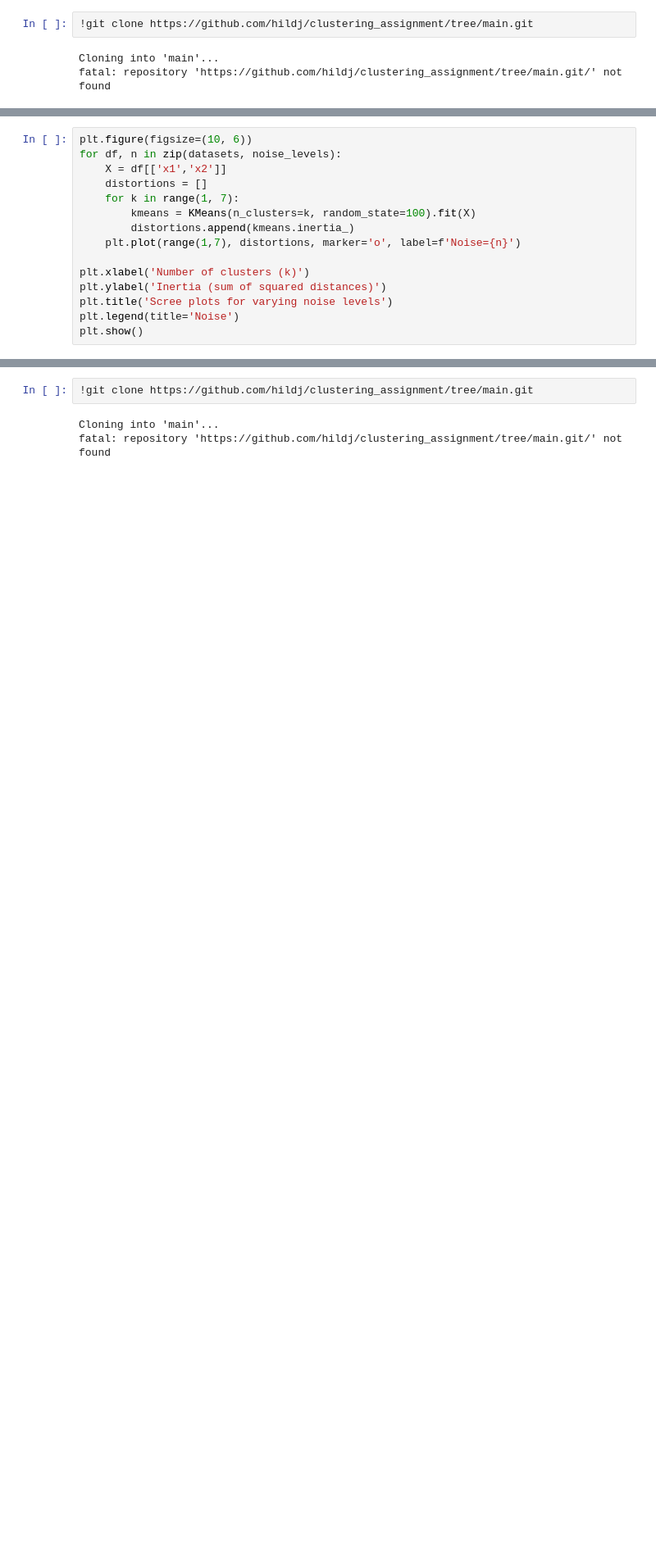
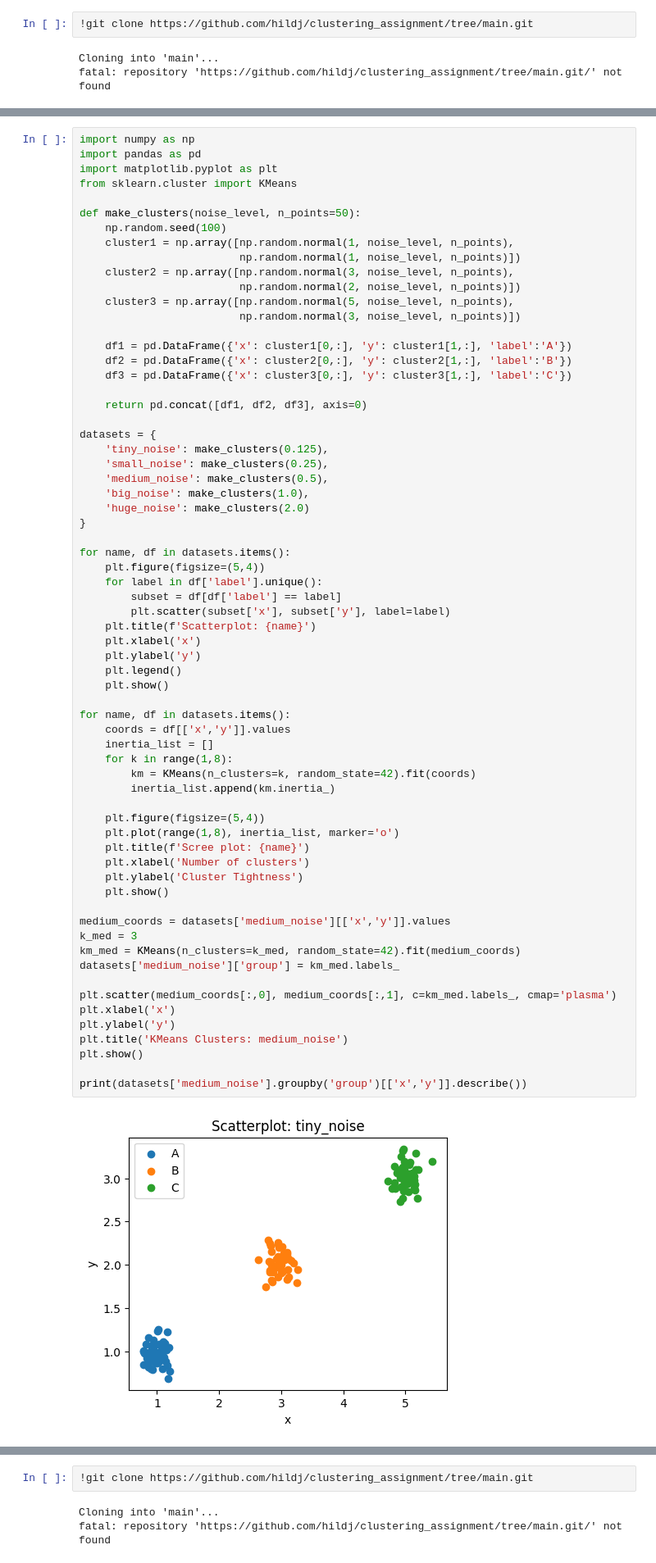
Before and after one commit to hildj/clustering_assignment, a Jupyter notebook: assignment_clustering.ipynb, the cells around one changed output, grey strips where cells are left out. Shown: that part at 82% size. Cells and saved outputs as stored; diff of their text form; blank space fills up the shorter version.

```diff
--- a/assignment_clustering.ipynb
+++ b/assignment_clustering.ipynb
@@ -111,15 +67,0 @@ plt.show()
-# %%
-plt.figure(figsize=(10, 6))
-for df, n in zip(datasets, noise_levels):
-    X = df[['x1','x2']]
-    distortions = []
-    for k in range(1, 7):
-        kmeans = KMeans(n_clusters=k, random_state=100).fit(X)
-        distortions.append(kmeans.inertia_)
-    plt.plot(range(1,7), distortions, marker='o', label=f'Noise={n}')
-
-plt.xlabel('Number of clusters (k)')
-plt.ylabel('Inertia (sum of squared distances)')
-plt.title('Scree plots for varying noise levels')
-plt.legend(title='Noise')
-plt.show()
@@ -127,0 +68,68 @@ plt.show()
+# %%
+import numpy as np
+import pandas as pd
+import matplotlib.pyplot as plt
+from sklearn.cluster import KMeans
+
+def make_clusters(noise_level, n_points=50):
+    np.random.seed(100)
+    cluster1 = np.array([np.random.normal(1, noise_level, n_points),
+                         np.random.normal(1, noise_level, n_points)])
+    cluster2 = np.array([np.random.normal(3, noise_level, n_points),
+                         np.random.normal(2, noise_level, n_points)])
+    cluster3 = np.array([np.random.normal(5, noise_level, n_points),
+                         np.random.normal(3, noise_level, n_points)])
+
+    df1 = pd.DataFrame({'x': cluster1[0,:], 'y': cluster1[1,:], 'label':'A'})
+    df2 = pd.DataFrame({'x': cluster2[0,:], 'y': cluster2[1,:], 'label':'B'})
+    df3 = pd.DataFrame({'x': cluster3[0,:], 'y': cluster3[1,:], 'label':'C'})
+
+    return pd.concat([df1, df2, df3], axis=0)
+
+datasets = {
+    'tiny_noise': make_clusters(0.125),
+    'small_noise': make_clusters(0.25),
+    'medium_noise': make_clusters(0.5),
+    'big_noise': make_clusters(1.0),
+    'huge_noise': make_clusters(2.0)
+}
+
+for name, df in datasets.items():
+    plt.figure(figsize=(5,4))
+    for label in df['label'].unique():
+        subset = df[df['label'] == label]
+        plt.scatter(subset['x'], subset['y'], label=label)
+    plt.title(f'Scatterplot: {name}')
+    plt.xlabel('x')
+    plt.ylabel('y')
+    plt.legend()
+    plt.show()
+
+for name, df in datasets.items():
+    coords = df[['x','y']].values
+    inertia_list = []
+    for k in range(1,8):
+        km = KMeans(n_clusters=k, random_state=42).fit(coords)
+        inertia_list.append(km.inertia_)
+
+    plt.figure(figsize=(5,4))
+    plt.plot(range(1,8), inertia_list, marker='o')
+    plt.title(f'Scree plot: {name}')
+    plt.xlabel('Number of clusters')
+    plt.ylabel('Cluster Tightness')
+    plt.show()
+
+medium_coords = datasets['medium_noise'][['x','y']].values
+k_med = 3
+km_med = KMeans(n_clusters=k_med, random_state=42).fit(medium_coords)
+datasets['medium_noise']['group'] = km_med.labels_
+
+plt.scatter(medium_coords[:,0], medium_coords[:,1], c=km_med.labels_, cmap='plasma')
+plt.xlabel('x')
+plt.ylabel('y')
+plt.title('KMeans Clusters: medium_noise')
+plt.show()
+
+print(datasets['medium_noise'].groupby('group')[['x','y']].describe())
+# %% [output]
+[figure, added]
```
Also changed, not shown: parts of 7 cells of this notebook.
